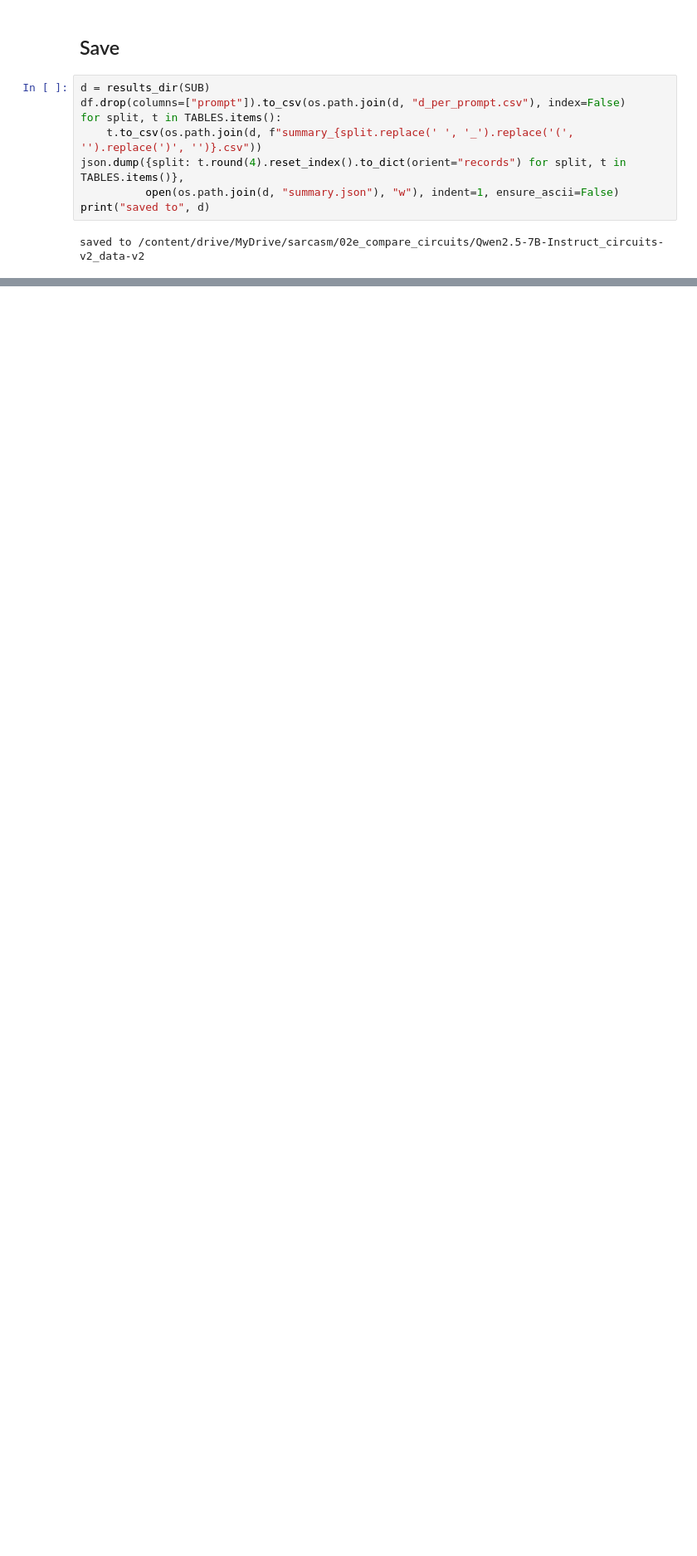
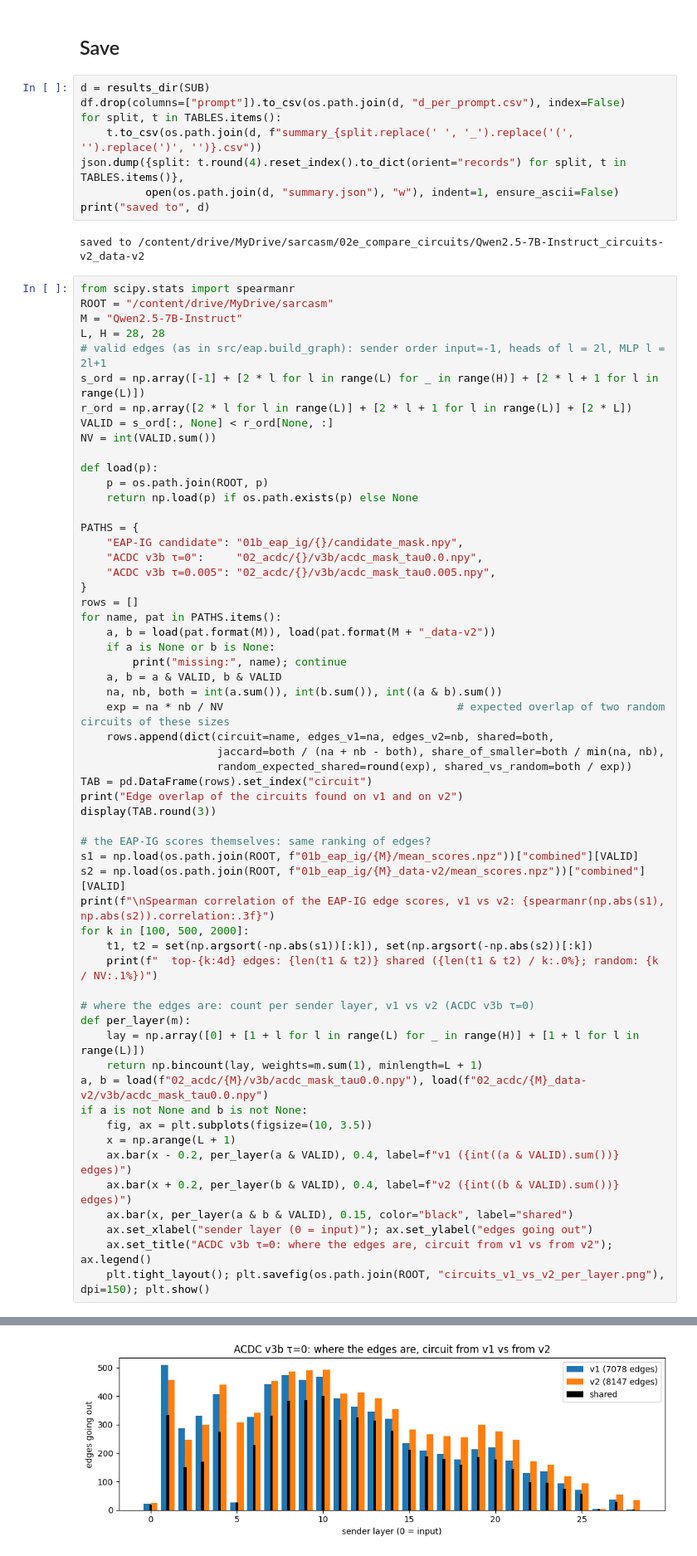
Before and after one commit to vasilis-pantzos/sarcasm-proposal, a Jupyter notebook: notebooks/02e_compare_circuits.ipynb, the cells around one changed output, grey strips where cells are left out. Shown at 83% size. Cells and saved outputs as stored; diff of their text form; blank space fills up the shorter version.

```diff
--- a/notebooks/02e_compare_circuits.ipynb
+++ b/notebooks/02e_compare_circuits.ipynb
@@ -454,3 +454,61 @@ json.dump({split: t.round(4).reset_index().to_dict(orient="records") for split,
 print("saved to", d)
 # %% [output]
 saved to /content/drive/MyDrive/sarcasm/02e_compare_circuits/Qwen2.5-7B-Instruct_circuits-v2_data-v2
+# %%
+from scipy.stats import spearmanr
+ROOT = "/content/drive/MyDrive/sarcasm"
+M = "Qwen2.5-7B-Instruct"
+L, H = 28, 28
+# valid edges (as in src/eap.build_graph): sender order input=-1, heads of l = 2l, MLP l = 2l+1
+s_ord = np.array([-1] + [2 * l for l in range(L) for _ in range(H)] + [2 * l + 1 for l in range(L)])
+r_ord = np.array([2 * l for l in range(L)] + [2 * l + 1 for l in range(L)] + [2 * L])
+VALID = s_ord[:, None] < r_ord[None, :]
+NV = int(VALID.sum())
+
+def load(p):
+    p = os.path.join(ROOT, p)
+    return np.load(p) if os.path.exists(p) else None
+
+PATHS = {
+    "EAP-IG candidate": "01b_eap_ig/{}/candidate_mask.npy",
+    "ACDC v3b τ=0":     "02_acdc/{}/v3b/acdc_mask_tau0.0.npy",
+    "ACDC v3b τ=0.005": "02_acdc/{}/v3b/acdc_mask_tau0.005.npy",
+}
+rows = []
+for name, pat in PATHS.items():
+    a, b = load(pat.format(M)), load(pat.format(M + "_data-v2"))
+    if a is None or b is None:
+        print("missing:", name); continue
+    a, b = a & VALID, b & VALID
+    na, nb, both = int(a.sum()), int(b.sum()), int((a & b).sum())
+    exp = na * nb / NV                                    # expected overlap of two random circuits of these sizes
+    rows.append(dict(circuit=name, edges_v1=na, edges_v2=nb, shared=both,
+                     jaccard=both / (na + nb - both), share_of_smaller=both / min(na, nb),
+                     random_expected_shared=round(exp), shared_vs_random=both / exp))
+TAB = pd.DataFrame(rows).set_index("circuit")
+print("Edge overlap of the circuits found on v1 and on v2")
+display(TAB.round(3))
+
+# the EAP-IG scores themselves: same ranking of edges?
+s1 = np.load(os.path.join(ROOT, f"01b_eap_ig/{M}/mean_scores.npz"))["combined"][VALID]
+s2 = np.load(os.path.join(ROOT, f"01b_eap_ig/{M}_data-v2/mean_scores.npz"))["combined"][VALID]
+print(f"\nSpearman correlation of the EAP-IG edge scores, v1 vs v2: {spearmanr(np.abs(s1), np.abs(s2)).correlation:.3f}")
+for k in [100, 500, 2000]:
+    t1, t2 = set(np.argsort(-np.abs(s1))[:k]), set(np.argsort(-np.abs(s2))[:k])
+    print(f"  top-{k:4d} edges: {len(t1 & t2)} shared ({len(t1 & t2) / k:.0%}; random: {k / NV:.1%})")
+
+# where the edges are: count per sender layer, v1 vs v2 (ACDC v3b τ=0)
+def per_layer(m):
+    lay = np.array([0] + [1 + l for l in range(L) for _ in range(H)] + [1 + l for l in range(L)])
+    return np.bincount(lay, weights=m.sum(1), minlength=L + 1)
+a, b = load(f"02_acdc/{M}/v3b/acdc_mask_tau0.0.npy"), load(f"02_acdc/{M}_data-v2/v3b/acdc_mask_tau0.0.npy")
+if a is not None and b is not None:
+    fig, ax = plt.subplots(figsize=(10, 3.5))
+    x = np.arange(L + 1)
+    ax.bar(x - 0.2, per_layer(a & VALID), 0.4, label=f"v1 ({int((a & VALID).sum())} edges)")
+    ax.bar(x + 0.2, per_layer(b & VALID), 0.4, label=f"v2 ({int((b & VALID).sum())} edges)")
+    ax.bar(x, per_layer(a & b & VALID), 0.15, color="black", label="shared")
+    ax.set_xlabel("sender layer (0 = input)"); ax.set_ylabel("edges going out")
+    ax.set_title("ACDC v3b τ=0: where the edges are, circuit from v1 vs from v2"); ax.legend()
+    plt.tight_layout(); plt.savefig(os.path.join(ROOT, "circuits_v1_vs_v2_per_layer.png"), dpi=150); plt.show()
+# %% [output]
@@ -456,0 +525 @@ saved to /content/drive/MyDrive/sarcasm/02e_compare_circuits/Qwen2.5-7B-Instruct
+[figure, added]
```
Also changed, not shown: parts of 1 cell of this notebook.
